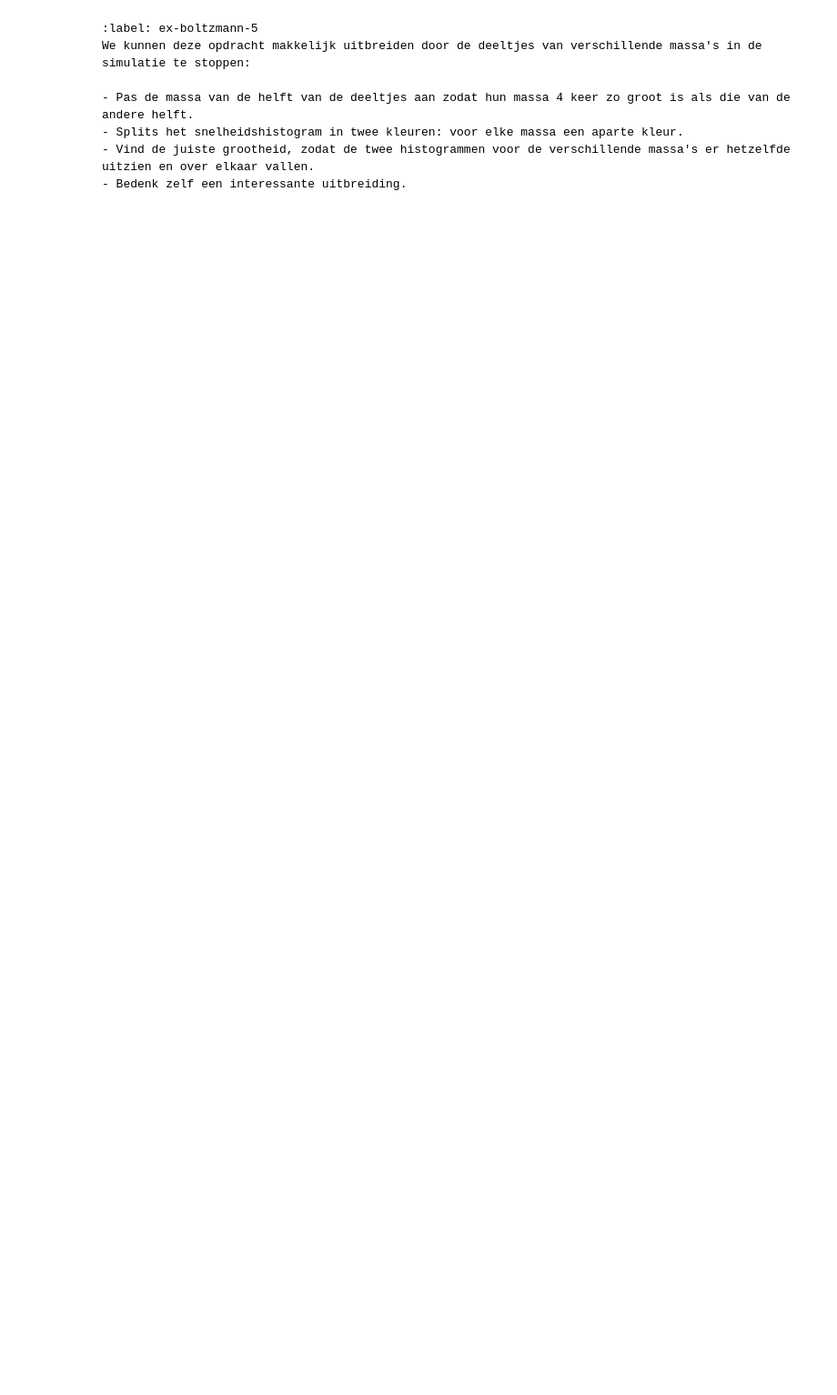
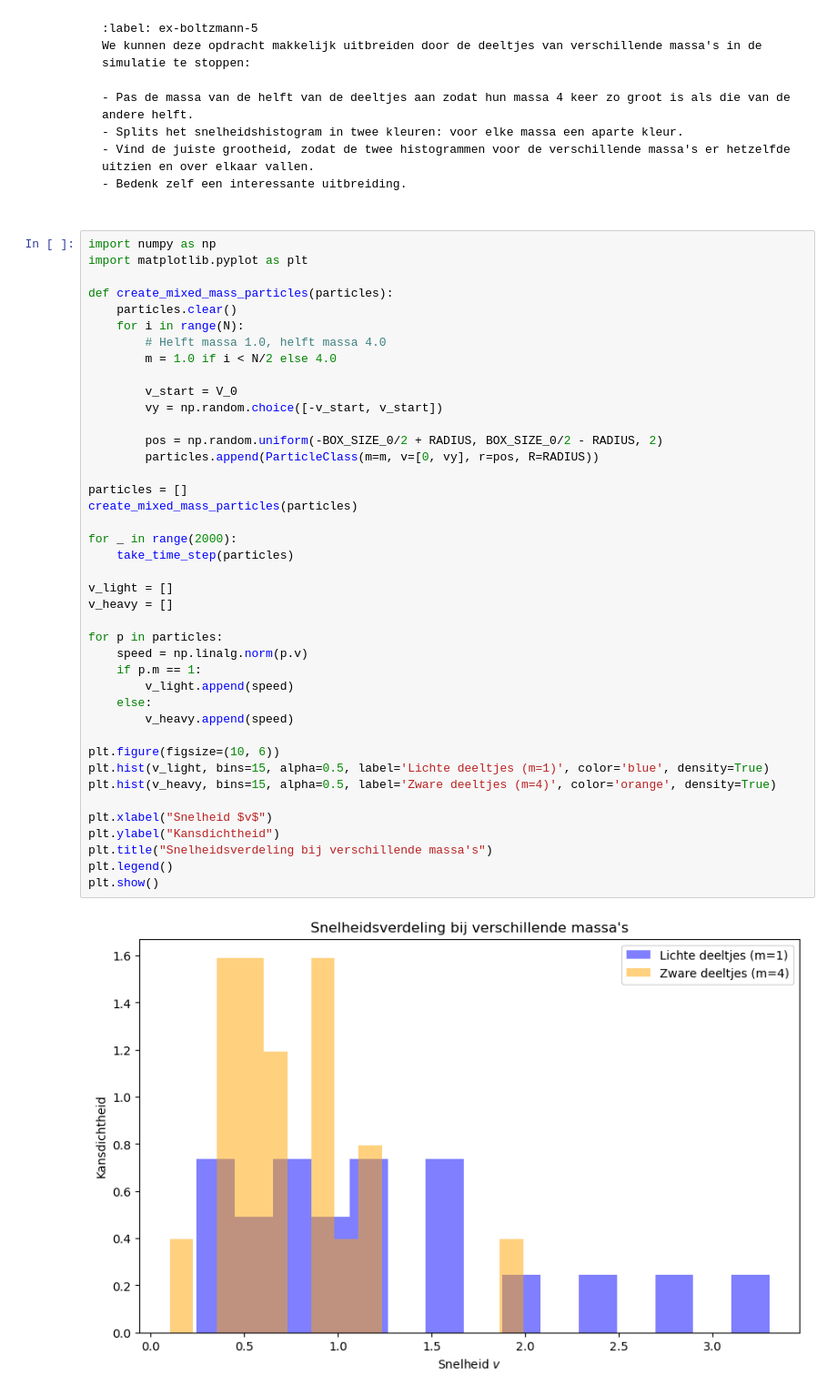
Before and after one commit to TomVerme/1, a Jupyter notebook: Content/PySim/6_boltzmann.ipynb, the cells around one changed output. Shown at 91% size. Saved outputs shown, nothing was run; the diff lists cells and outputs as text; blank space fills up the shorter version.

```diff
--- a/Content/PySim/6_boltzmann.ipynb
+++ b/Content/PySim/6_boltzmann.ipynb
@@ -390,3 +392,46 @@ We kunnen deze opdracht makkelijk uitbreiden door de deeltjes van verschillende
 - Splits het snelheidshistogram in twee kleuren: voor elke massa een aparte kleur.
 - Vind de juiste grootheid, zodat de twee histogrammen voor de verschillende massa's er hetzelfde uitzien en over elkaar vallen.
 - Bedenk zelf een interessante uitbreiding.
+# %%
+import numpy as np
+import matplotlib.pyplot as plt
+
+def create_mixed_mass_particles(particles):
+    particles.clear()
+    for i in range(N):
+        # Helft massa 1.0, helft massa 4.0
+        m = 1.0 if i < N/2 else 4.0
+
+        v_start = V_0
+        vy = np.random.choice([-v_start, v_start])
+
+        pos = np.random.uniform(-BOX_SIZE_0/2 + RADIUS, BOX_SIZE_0/2 - RADIUS, 2)
+        particles.append(ParticleClass(m=m, v=[0, vy], r=pos, R=RADIUS))
+
+particles = []
+create_mixed_mass_particles(particles)
+
+for _ in range(2000):
+    take_time_step(particles)
+
+v_light = []
+v_heavy = []
+
+for p in particles:
+    speed = np.linalg.norm(p.v)
+    if p.m == 1:
+        v_light.append(speed)
+    else:
+        v_heavy.append(speed)
+
+plt.figure(figsize=(10, 6))
+plt.hist(v_light, bins=15, alpha=0.5, label='Lichte deeltjes (m=1)', color='blue', density=True)
+plt.hist(v_heavy, bins=15, alpha=0.5, label='Zware deeltjes (m=4)', color='orange', density=True)
+
+plt.xlabel("Snelheid $v$")
+plt.ylabel("Kansdichtheid")
+plt.title("Snelheidsverdeling bij verschillende massa's")
+plt.legend()
+plt.show()
+# %% [output]
+[figure, added]
```
Also changed, not shown: parts of 1 cell of this notebook.
